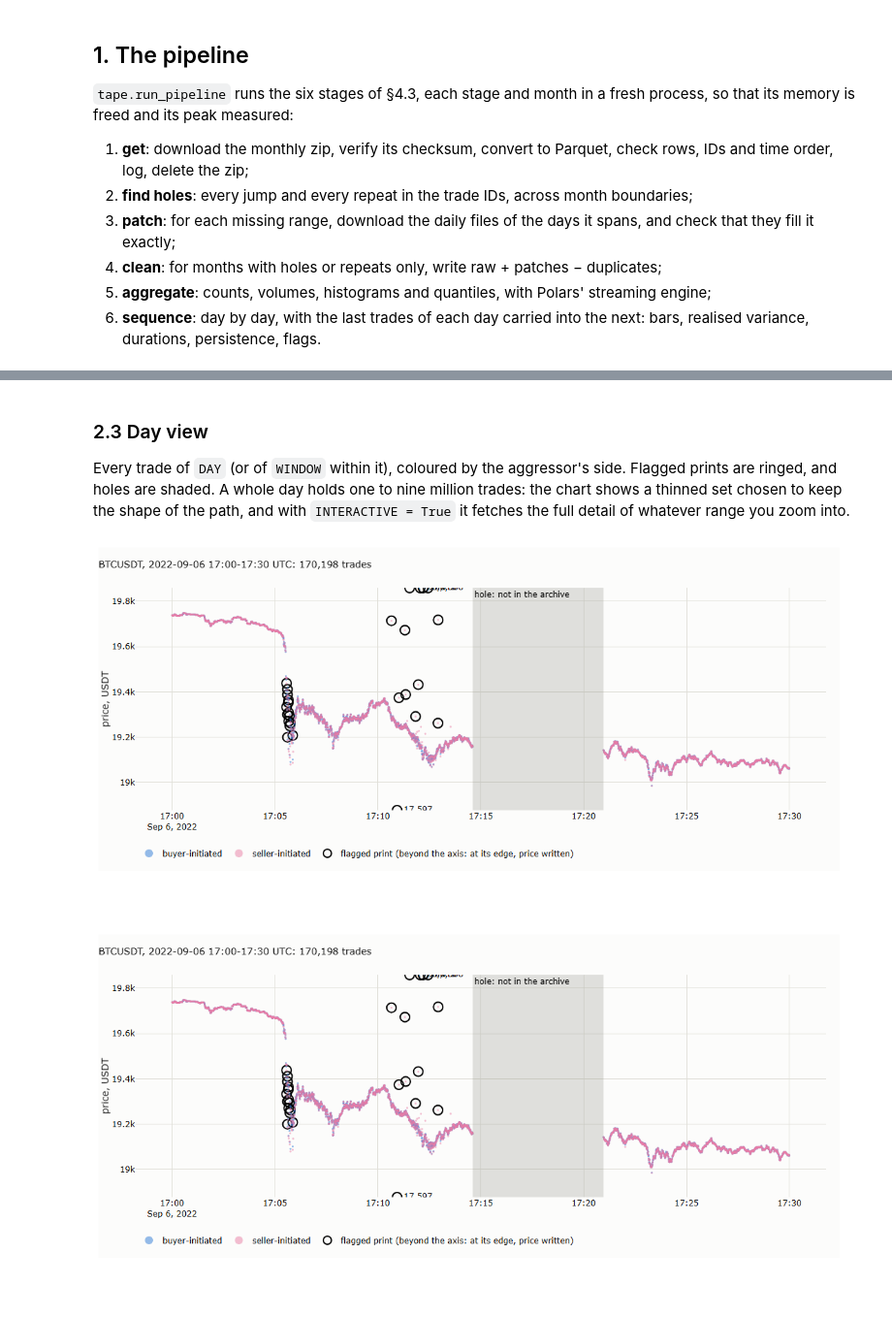
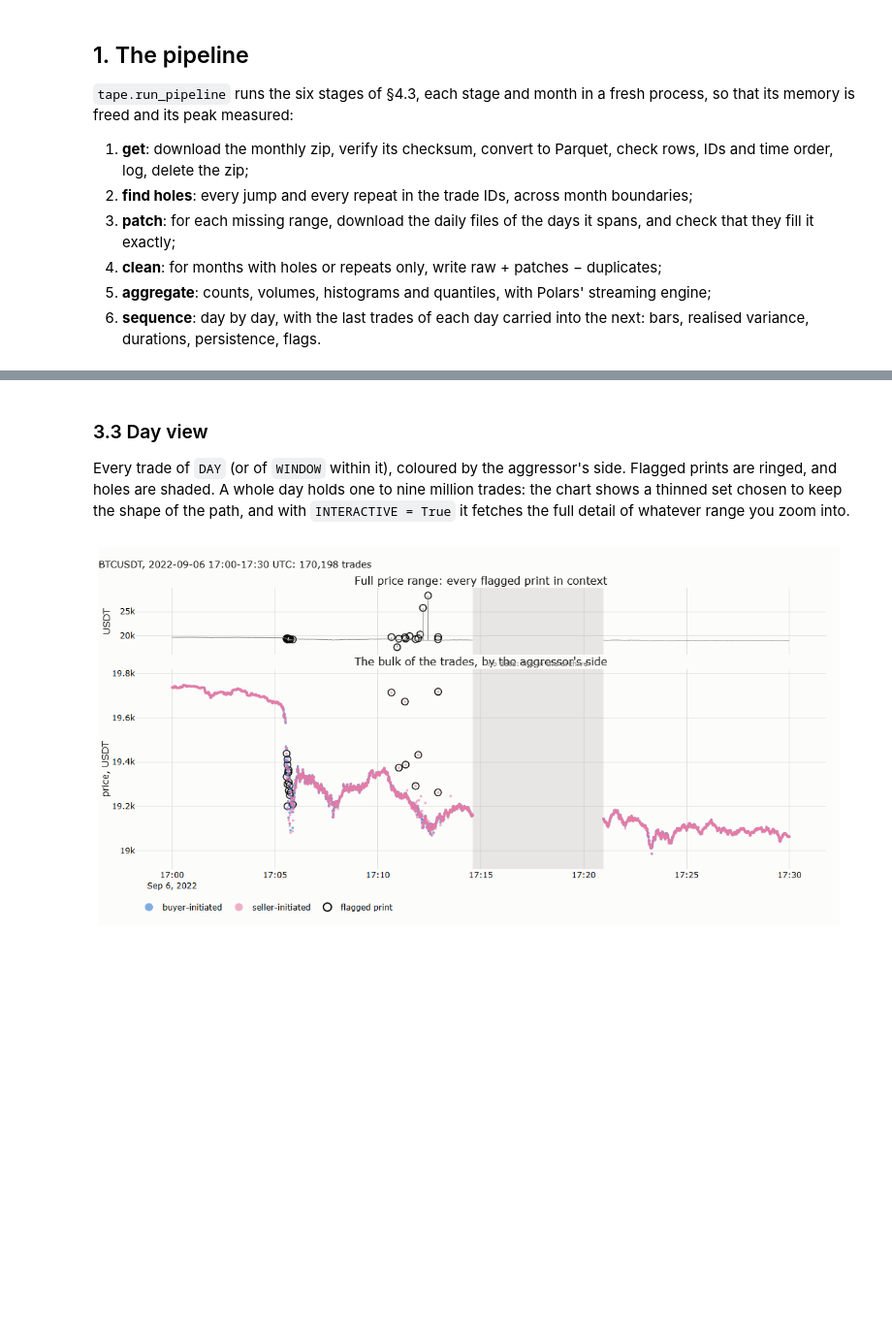
Before and after one commit to MaxGnesi/systematic-trading-notes, a Jupyter notebook: lectures/12-tick-data-the-tape/12_tick_data_the_tape.ipynb, the cells around one changed output, grey strips where cells are left out. Shown at 97% size. Drawn from its saved outputs; the diff is of its cells as text; code cells hidden in the pictures; blank space fills up the shorter version.

```diff
--- a/lectures/12-tick-data-the-tape/12_tick_data_the_tape.ipynb
+++ b/lectures/12-tick-data-the-tape/12_tick_data_the_tape.ipynb
@@ -285,44 +299,50 @@ shape: (13, 3)
 | "2022-09-13" | "unusual prints (reverting or per... | "60 prints" |
 | "2022-09-21" | "unusual prints (reverting or per... | "218 prints" |
 # %% [markdown]
-### 2.3 Day view
+### 3.3 Day view
 
 Every trade of `DAY` (or of `WINDOW` within it), coloured by the aggressor's side. Flagged prints are ringed, and holes are shaded.
 A whole day holds one to nine million trades: the chart shows a thinned set chosen to keep the shape of the path,
 and with `INTERACTIVE = True` it fetches the full detail of whatever range you zoom into.
-# %%
-from plotly_resampler import FigureResampler
-
-a, b = ms(f"{DAY} 00:00"), ms(f"{DAY} 00:00") + 86_400_000
-if WINDOW:
-    a, b = ms(f"{DAY} {WINDOW[0]}"), ms(f"{DAY} {WINDOW[1]}")
-t = (pl.scan_parquet(tape.source(SYMBOL, DAY[:7])).filter(pl.col("transact_time").is_between(a, b, closed="left"))
-       .select("transact_time", "price", "quantity", "is_buyer_maker").collect().with_columns(pl.from_epoch("transact_time", time_unit="ms").alias("time")))
-fig = FigureResampler(go.Figure(), default_n_shown_samples=3000, show_mean_aggregation_size=False, resampled_trace_prefix_suffix=("", ""))
-for maker, col, nm in ((False, SERIES[0], "buyer-initiated"), (True, SERIES[3], "seller-initiated")):
-    q = t.filter(pl.col("is_buyer_maker") == maker)
-    fig.add_trace(go.Scattergl(mode="markers", marker=dict(size=3, color=col, opacity=0.5), name=nm), hf_x=q["time"].to_numpy(), hf_y=q["price"].to_numpy())
-# the price axis covers the bulk of the trades; flagged prints beyond it are drawn at its edge, with their price written next to them
-y_lo, y_hi = (float(t["price"].quantile(0.0005)), float(t["price"].quantile(0.9995))) if t.height else (0.0, 1.0)
-pad = (y_hi - y_lo) * 0.15 + 1e-9; y_lo, y_hi = y_lo - pad, y_hi + pad
-f = ex.filter(pl.col("ms").is_between(a, b) & pl.col("rule").is_in(["spike and revert", "jump that persists"]))
-fy = f["price"].clip(y_lo, y_hi); out_ = (f["price"] > y_hi) | (f["price"] < y_lo)
-fig.add_trace(go.Scatter(x=pl.from_epoch(f["ms"], time_unit="ms"), y=fy, mode="markers+text", name="flagged print (beyond the axis: at its edge, price written)",
-                         text=[f"{p:,.0f}" if o else "" for p, o in zip(f["price"], out_)], textposition="middle right",
-                         marker=dict(size=14, symbol="circle-open", color="black", line=dict(width=2))))
-for h in (patches.iter_rows(named=True) if patches.height else []):
-    lo, hi = max(h["from_ms"], a), min(h["to_ms"], b)
-    if lo < hi:
-        fig.add_vrect(x0=datetime.fromtimestamp(lo / 1000, timezone.utc), x1=datetime.fromtimestamp(hi / 1000, timezone.utc), fillcolor=MUTED, opacity=0.25,
-                      line_width=0, annotation_text=f"hole: {h['status']}", annotation_position="top left")
-fig.update_yaxes(title_text="price, USDT", range=[y_lo, y_hi])
-fig.update_layout(title=f"{SYMBOL}, {DAY} {'%s-%s UTC' % WINDOW if WINDOW else 'whole day'}: {t.height:,} trades", height=480, width=1100,
-                  legend=dict(orientation="h", y=-0.15, x=0, itemsizing="constant"))
-if INTERACTIVE:
-    fig.show_dash(mode="inline")
-else:
-    show(fig, "12_nb_day")
-# %% [output]
-[figure, removed]
-[figure, removed]
+# %%
+from plotly_resampler import FigureResampler
+
+a, b = ms(f"{DAY} 00:00"), ms(f"{DAY} 00:00") + 86_400_000
+if WINDOW:
+    a, b = ms(f"{DAY} {WINDOW[0]}"), ms(f"{DAY} {WINDOW[1]}")
+t = (pl.scan_parquet(tape.source(SYMBOL, DAY[:7])).filter(pl.col("transact_time").is_between(a, b, closed="left"))
+       .select("transact_time", "price", "quantity", "is_buyer_maker").collect().with_columns(pl.from_epoch("transact_time", time_unit="ms").alias("time")))
+from plotly.subplots import make_subplots
+y_lo, y_hi = (float(t["price"].quantile(0.0005)), float(t["price"].quantile(0.9995))) if t.height else (0.0, 1.0)
+pad = (y_hi - y_lo) * 0.1 + 1e-9; y_lo, y_hi = y_lo - pad, y_hi + pad          # the main panel: the bulk of the trades
+f = ex.filter(pl.col("ms").is_between(a, b) & pl.col("rule").is_in(["spike and revert", "jump that persists"]))
+fx = pl.from_epoch(f["ms"], time_unit="ms")
+fig = FigureResampler(make_subplots(rows=2, cols=1, shared_xaxes=True, row_heights=[0.25, 0.75], vertical_spacing=0.05,
+                                    subplot_titles=("Full price range: every flagged print in context", "The bulk of the trades, by the aggressor's side")),
+                      default_n_shown_samples=3000, show_mean_aggregation_size=False, resampled_trace_prefix_suffix=("", ""))
+fig.add_trace(go.Scattergl(mode="lines", line=dict(color=MUTED, width=1), name="price", showlegend=False), hf_x=t["time"].to_numpy(), hf_y=t["price"].to_numpy(), row=1, col=1)
+for maker, col, nm in ((False, SERIES[0], "buyer-initiated"), (True, SERIES[3], "seller-initiated")):
+    q = t.filter(pl.col("is_buyer_maker") == maker)
+    fig.add_trace(go.Scattergl(mode="markers", marker=dict(size=4, color=col, opacity=0.6, line=dict(width=0)), name=nm), hf_x=q["time"].to_numpy(), hf_y=q["price"].to_numpy(), row=2, col=1)
+for r in (1, 2):                                                           # flagged prints: a thin ring, in both panels where they fit
+    keep = (f["price"] >= y_lo) & (f["price"] <= y_hi) if r == 2 else pl.Series([True] * f.height)
+    fig.add_trace(go.Scatter(x=fx.filter(keep), y=f["price"].filter(keep), mode="markers", name="flagged print", showlegend=r == 2,
+                             marker=dict(size=10, symbol="circle-open", color=INK, line=dict(width=1.5)),
+                             hovertemplate="%{x|%H:%M:%S.%L}: %{y:,.2f}<extra>flagged print</extra>"), row=r, col=1)
+for h in (patches.iter_rows(named=True) if patches.height else []):
+    lo_, hi_ = max(h["from_ms"], a), min(h["to_ms"], b)
+    if lo_ < hi_:
+        fig.add_vrect(x0=datetime.fromtimestamp(lo_ / 1000, timezone.utc), x1=datetime.fromtimestamp(hi_ / 1000, timezone.utc), fillcolor=MUTED, opacity=0.18,
+                      line_width=0, row="all", col=1)
+        fig.add_annotation(x=datetime.fromtimestamp((lo_ + hi_) / 2000, timezone.utc), y=1, yref="y2 domain", text=f"no data: {h['status']}",
+                           showarrow=False, yanchor="bottom", font=dict(size=11, color=MUTED))
+fig.update_yaxes(title_text="USDT", row=1, col=1); fig.update_yaxes(title_text="price, USDT", range=[y_lo, y_hi], row=2, col=1)
+fig.update_layout(title=f"{SYMBOL}, {DAY} {'%s-%s UTC' % WINDOW if WINDOW else 'whole day'}: {t.height:,} trades", height=560, width=1100,
+                  legend=dict(orientation="h", y=-0.1, x=0, itemsizing="constant"))
+if INTERACTIVE:
+    fig.show_dash(mode="inline")
+else:
+    show(fig, "12_nb_day")
+# %% [output]
+[figure, added]
 # %% [markdown]
```
Also changed, not shown: parts of 51 cells of this notebook, 7 other files.
